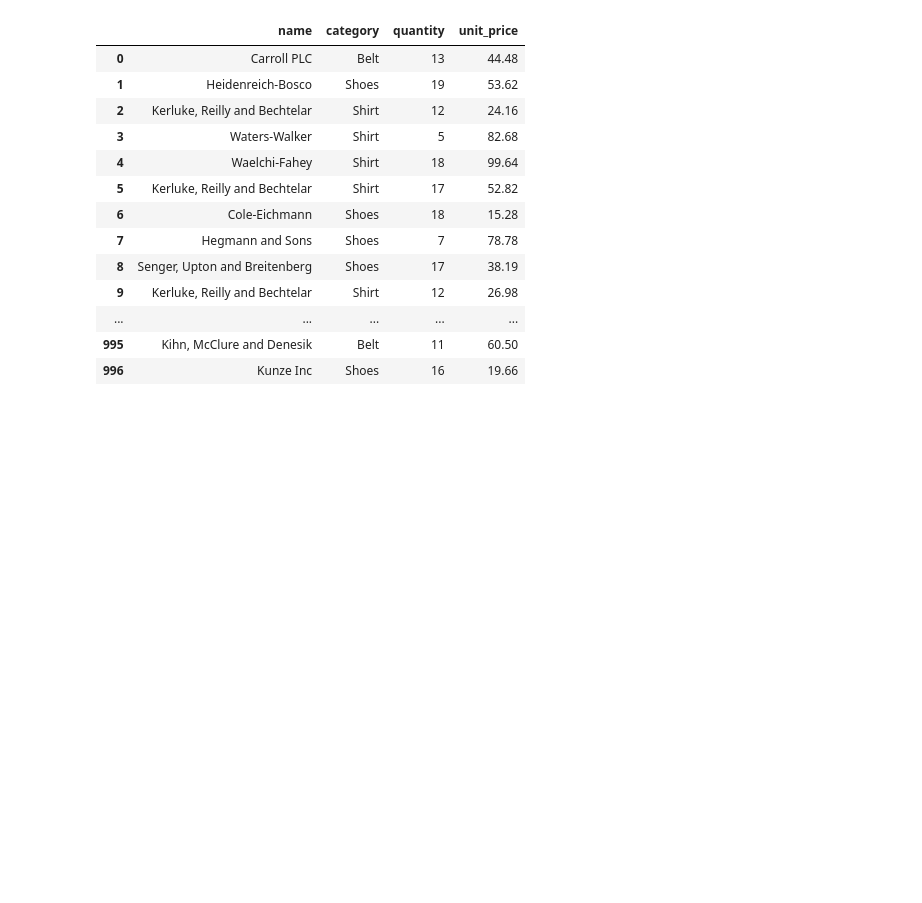
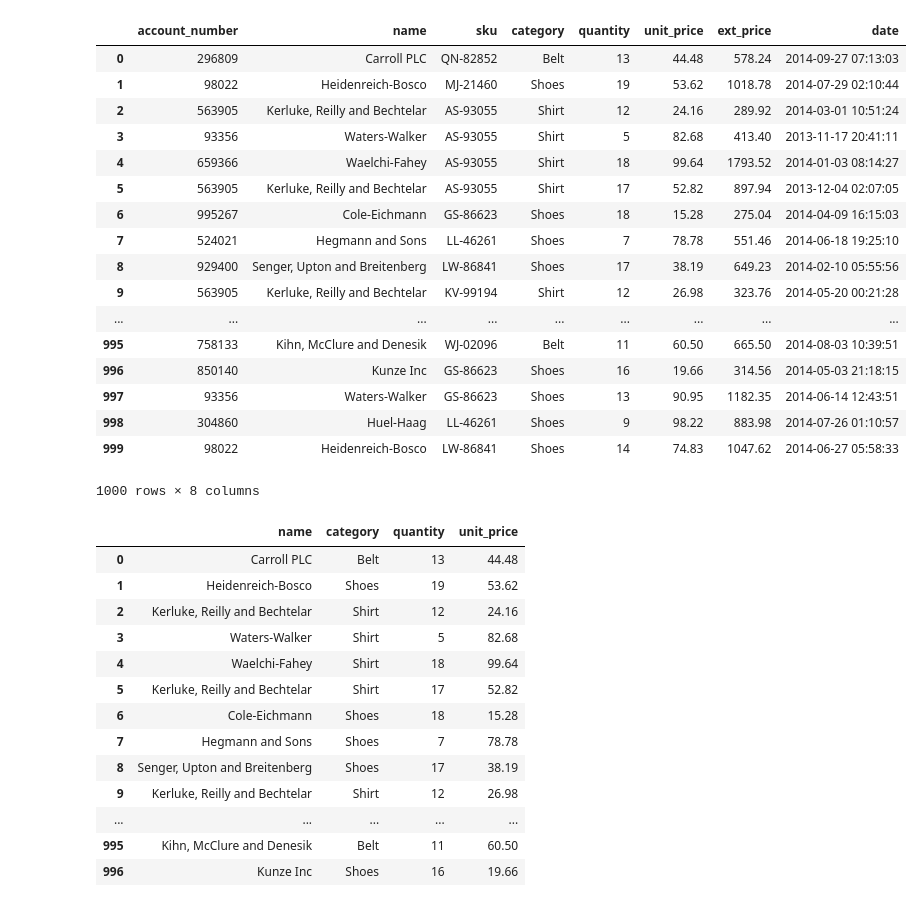
Before and after one commit to dtingg/IntroToPython, a Jupyter notebook: mod9_lab1.ipynb, the cells around one changed output. Cells and saved outputs as stored; diff of their text form; code cells hidden in the pictures; blank space fills up the shorter version.

```diff
--- a/mod9_lab1.ipynb
+++ b/mod9_lab1.ipynb
@@ -15,9 +36,27 @@ sales = pd.read_csv(url)
 # %%
 #Rename the columns to use underscores instead of spaces
-sales.columns = ['account_number', 'name', 'sku', 'category', 'quantity', 'unit_price',
+sales.columns = ['account_number', 'name', 'sku', 'category', 'quantity', 'unit_price', 'ext_price', 'date']
 
-#Subset the dataframe to contain only shirt sales
-       'ext_price', 'date']
+sales
+# %% [output]
+|  | account_number | name | sku | category | quantity | unit_price | ext_price | date |
+| 0 | 296809 | Carroll PLC | QN-82852 | Belt | 13 | 44.48 | 578.24 | 2014-09-27 07:13:03 |
+| 1 | 98022 | Heidenreich-Bosco | MJ-21460 | Shoes | 19 | 53.62 | 1018.78 | 2014-07-29 02:10:44 |
+| 2 | 563905 | Kerluke, Reilly and Bechtelar | AS-93055 | Shirt | 12 | 24.16 | 289.92 | 2014-03-01 10:51:24 |
+| 3 | 93356 | Waters-Walker | AS-93055 | Shirt | 5 | 82.68 | 413.40 | 2013-11-17 20:41:11 |
+| 4 | 659366 | Waelchi-Fahey | AS-93055 | Shirt | 18 | 99.64 | 1793.52 | 2014-01-03 08:14:27 |
+| 5 | 563905 | Kerluke, Reilly and Bechtelar | AS-93055 | Shirt | 17 | 52.82 | 897.94 | 2013-12-04 02:07:05 |
+| 6 | 995267 | Cole-Eichmann | GS-86623 | Shoes | 18 | 15.28 | 275.04 | 2014-04-09 16:15:03 |
+| 7 | 524021 | Hegmann and Sons | LL-46261 | Shoes | 7 | 78.78 | 551.46 | 2014-06-18 19:25:10 |
+| 8 | 929400 | Senger, Upton and Breitenberg | LW-86841 | Shoes | 17 | 38.19 | 649.23 | 2014-02-10 05:55:56 |
+| 9 | 563905 | Kerluke, Reilly and Bechtelar | KV-99194 | Shirt | 12 | 26.98 | 323.76 | 2014-05-20 00:21:28 |
+| ... | ... | ... | ... | ... | ... | ... | ... | ... |
+| 995 | 758133 | Kihn, McClure and Denesik | WJ-02096 | Belt | 11 | 60.50 | 665.50 | 2014-08-03 10:39:51 |
+| 996 | 850140 | Kunze Inc | GS-86623 | Shoes | 16 | 19.66 | 314.56 | 2014-05-03 21:18:15 |
+| 997 | 93356 | Waters-Walker | GS-86623 | Shoes | 13 | 90.95 | 1182.35 | 2014-06-14 12:43:51 |
+| 998 | 304860 | Huel-Haag | LL-46261 | Shoes | 9 | 98.22 | 883.98 | 2014-07-26 01:10:57 |
+| 999 | 98022 | Heidenreich-Bosco | LW-86841 | Shoes | 14 | 74.83 | 1047.62 | 2014-06-27 05:58:33 |
+1000 rows × 8 columns
 # %%
 #Subset the dataframe to contain only the name, category, quantity and unit price columns
 sales[["name", "category", "quantity", "unit_price"]]
```
Also changed, not shown: parts of 1 cell of this notebook.
